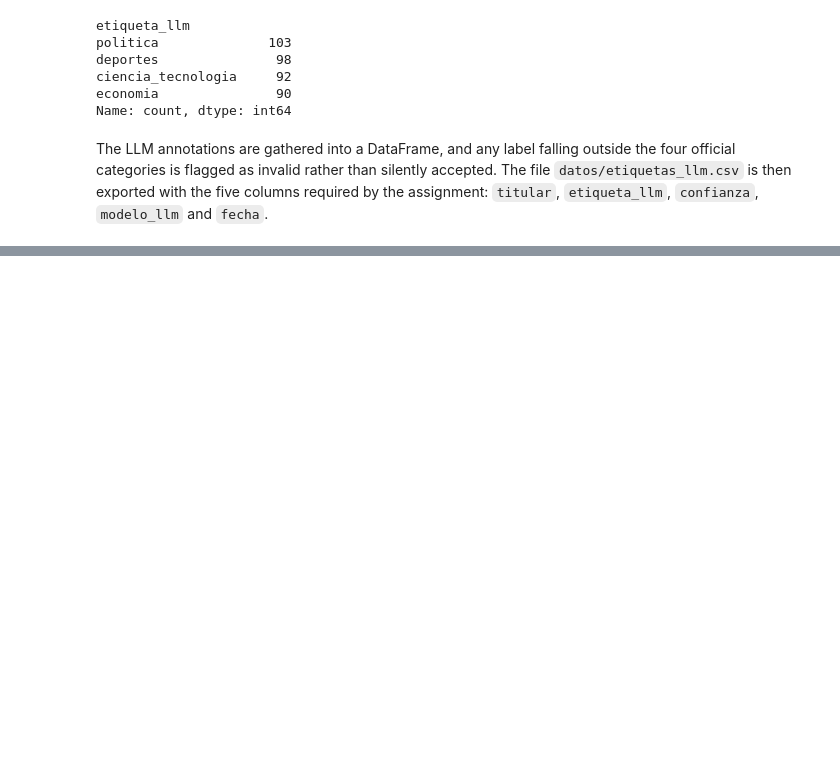
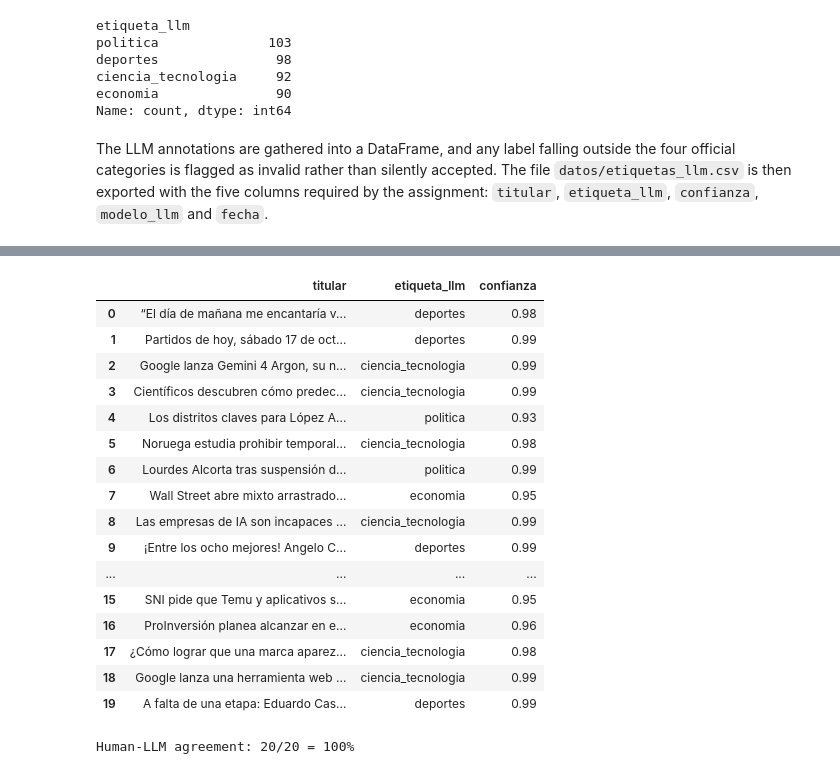
Before and after one commit to anakaren-zl/data-science-python-2026, a Jupyter notebook: tarea_1/02_clasificacion.ipynb, the cells around one changed output, grey strips where cells are left out. Drawn from its saved outputs; the diff is of its cells as text; code cells hidden in the pictures; blank space fills up the shorter version.

```diff
--- a/tarea_1/02_clasificacion.ipynb
+++ b/tarea_1/02_clasificacion.ipynb
@@ -223,0 +228,38 @@ The LLM annotations are gathered into a DataFrame, and any label falling outside
+# %%
+# Show the complete text of each headline instead of truncating it.
+pd.set_option("display.max_colwidth", None)
+
+# Twenty random LLM predictions, sampled with the fixed seed.
+muestra_auditoria = etiquetas_llm.sample(n=20, random_state=semilla)
+muestra_auditoria[["titular", "etiqueta_llm", "confianza"]].reset_index(drop=True)
+# %% [output]
+|  | titular | etiqueta_llm | confianza |
+| 0 | “El día de mañana me encantaría v... | deportes | 0.98 |
+| 1 | Partidos de hoy, sábado 17 de oct... | deportes | 0.99 |
+| 2 | Google lanza Gemini 4 Argon, su n... | ciencia_tecnologia | 0.99 |
+| 3 | Científicos descubren cómo predec... | ciencia_tecnologia | 0.99 |
+| 4 | Los distritos claves para López A... | politica | 0.93 |
+| 5 | Noruega estudia prohibir temporal... | ciencia_tecnologia | 0.98 |
+| 6 | Lourdes Alcorta tras suspensión d... | politica | 0.99 |
+| 7 | Wall Street abre mixto arrastrado... | economia | 0.95 |
+| 8 | Las empresas de IA son incapaces ... | ciencia_tecnologia | 0.99 |
+| 9 | ¡Entre los ocho mejores! Angelo C... | deportes | 0.99 |
+| ... | ... | ... | ... |
+| 15 | SNI pide que Temu y aplicativos s... | economia | 0.95 |
+| 16 | ProInversión planea alcanzar en e... | economia | 0.96 |
+| 17 | ¿Cómo lograr que una marca aparez... | ciencia_tecnologia | 0.98 |
+| 18 | Google lanza una herramienta web ... | ciencia_tecnologia | 0.99 |
+| 19 | A falta de una etapa: Eduardo Cas... | deportes | 0.99 |
+# %%
+# Author's manual verdict for each audited prediction, in table order (True = correct).
+revision_humana = [
+    True, True, True, True, True,   # 0-4
+    True, True, True, True, True,   # 5-9
+    True, True, True, True, True,   # 10-14
+    True, True, True, True, True,   # 15-19
+]
+
+aciertos_auditoria = sum(revision_humana)
+print(f"Human-LLM agreement: {aciertos_auditoria}/20 = {aciertos_auditoria / 20:.0%}")
+# %% [output]
+Human-LLM agreement: 20/20 = 100%
```
Also changed, not shown: parts of 7 cells of this notebook.
